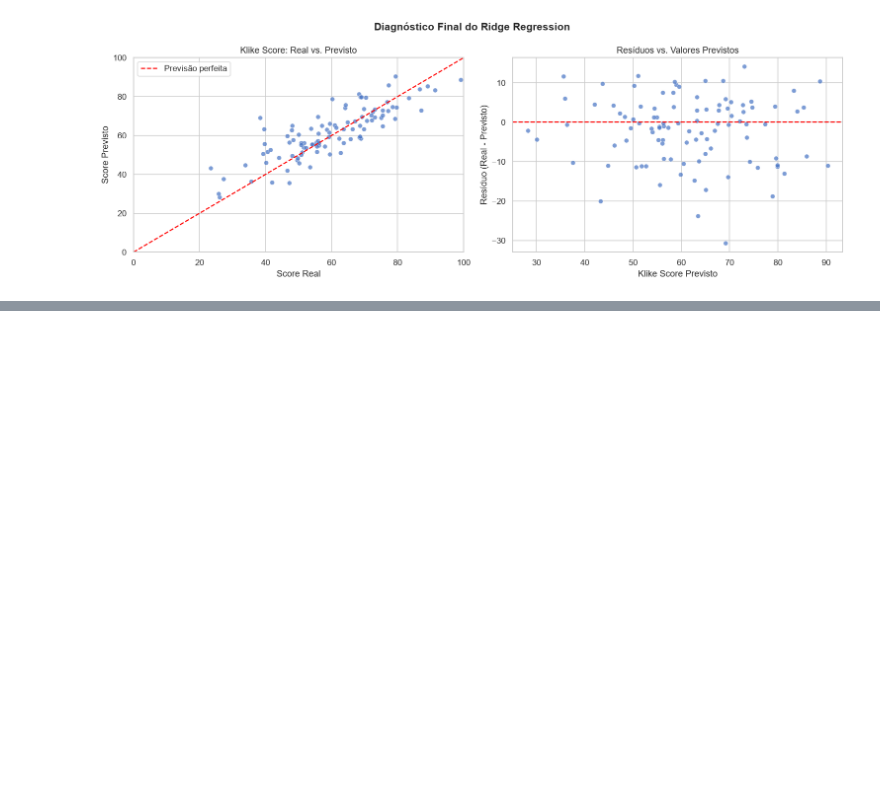
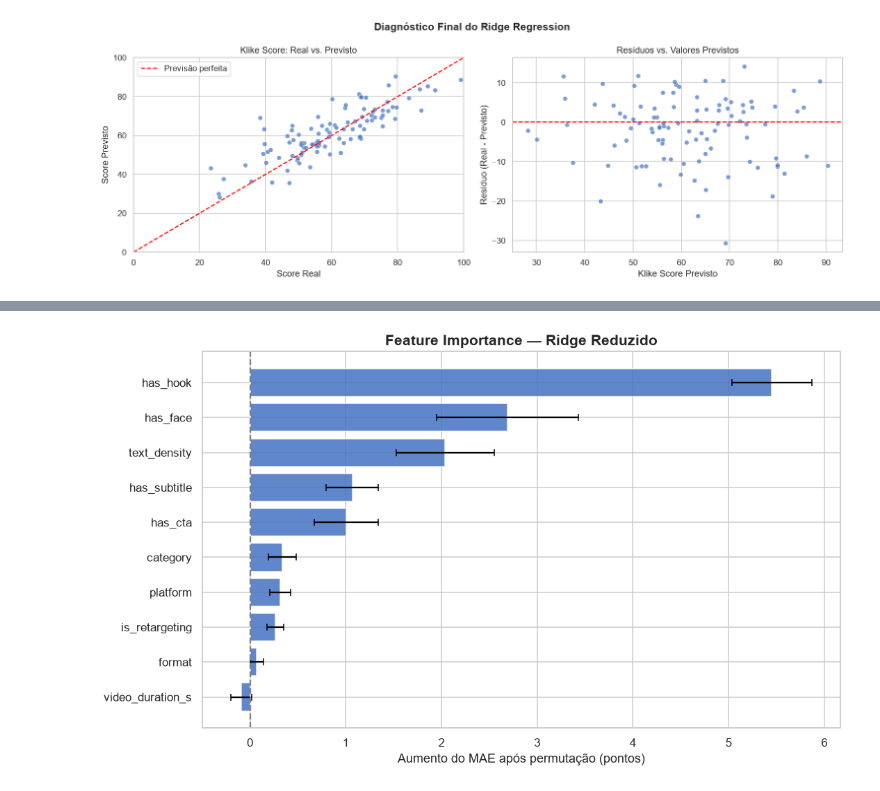
Before and after one commit to joaobaungartner/klike-data-science-challenge, a Jupyter notebook: parte-2.ipynb, the cells around one changed output, grey strips where cells are left out. Drawn from its saved outputs; the diff is of its cells as text; code cells hidden in the pictures; blank space fills up the shorter version.

Commit message:
feat: add final feature importance analysis and modeling conclusions

```diff
--- a/parte-2.ipynb
+++ b/parte-2.ipynb
@@ -1154,0 +1168,80 @@ plt.show()
+# %%
+
+# Importância das features do modelo final
+importancias_final_folds = []
+
+X_train_reduzido = X_train[features_reduzidas]
+
+for treino_idx, validacao_idx in cv.split(X_train_reduzido):
+
+    X_tr = X_train_reduzido.iloc[treino_idx]
+    X_val = X_train_reduzido.iloc[validacao_idx]
+
+    y_tr = y_train.iloc[treino_idx]
+    y_val = y_train.iloc[validacao_idx]
+
+    modelo_fold = clone(modelo_reduzido)
+    modelo_fold.fit(X_tr, y_tr)
+
+    resultado = permutation_importance(
+        modelo_fold,
+        X_val,
+        y_val,
+        scoring="neg_mean_absolute_error",
+        n_repeats=10,
+        random_state=RANDOM_STATE,
+        n_jobs=-1
+    )
+
+    importancias_final_folds.append(
+        resultado.importances_mean
+    )
+
+# Organização dos resultados
+importancias_final_folds = np.array(importancias_final_folds)
+
+df_importancia_final = pd.DataFrame({
+    "Feature": features_reduzidas,
+    "Importância média": importancias_final_folds.mean(axis=0),
+    "Desvio padrão": importancias_final_folds.std(axis=0)
+})
+
+df_importancia_final = df_importancia_final.sort_values(
+    "Importância média",
+    ascending=False
+).reset_index(drop=True)
+
+display(df_importancia_final.round(3))
+
+# Visualização
+df_plot_final = df_importancia_final.sort_values(
+    "Importância média"
+)
+
+fig, ax = plt.subplots(figsize=(10, 6))
+
+ax.barh(
+    df_plot_final["Feature"],
+    df_plot_final["Importância média"],
+    xerr=df_plot_final["Desvio padrão"],
+    color="#4472C4",
+    alpha=0.85,
+    capsize=3
+)
+
+ax.axvline(0, color="gray", linestyle="--")
+
+ax.set_title(
+    "Feature Importance — Ridge Reduzido",
+    fontsize=14,
+    fontweight="bold"
+)
+
+ax.set_xlabel(
+    "Aumento do MAE após permutação (pontos)"
+)
+ax.set_ylabel("")
+
+plt.tight_layout()
+plt.show()
+# %% [output]
@@ -1154,0 +1259 @@ plt.show()
+[figure, added]
```
Also changed, not shown: parts of 4 cells of this notebook.
